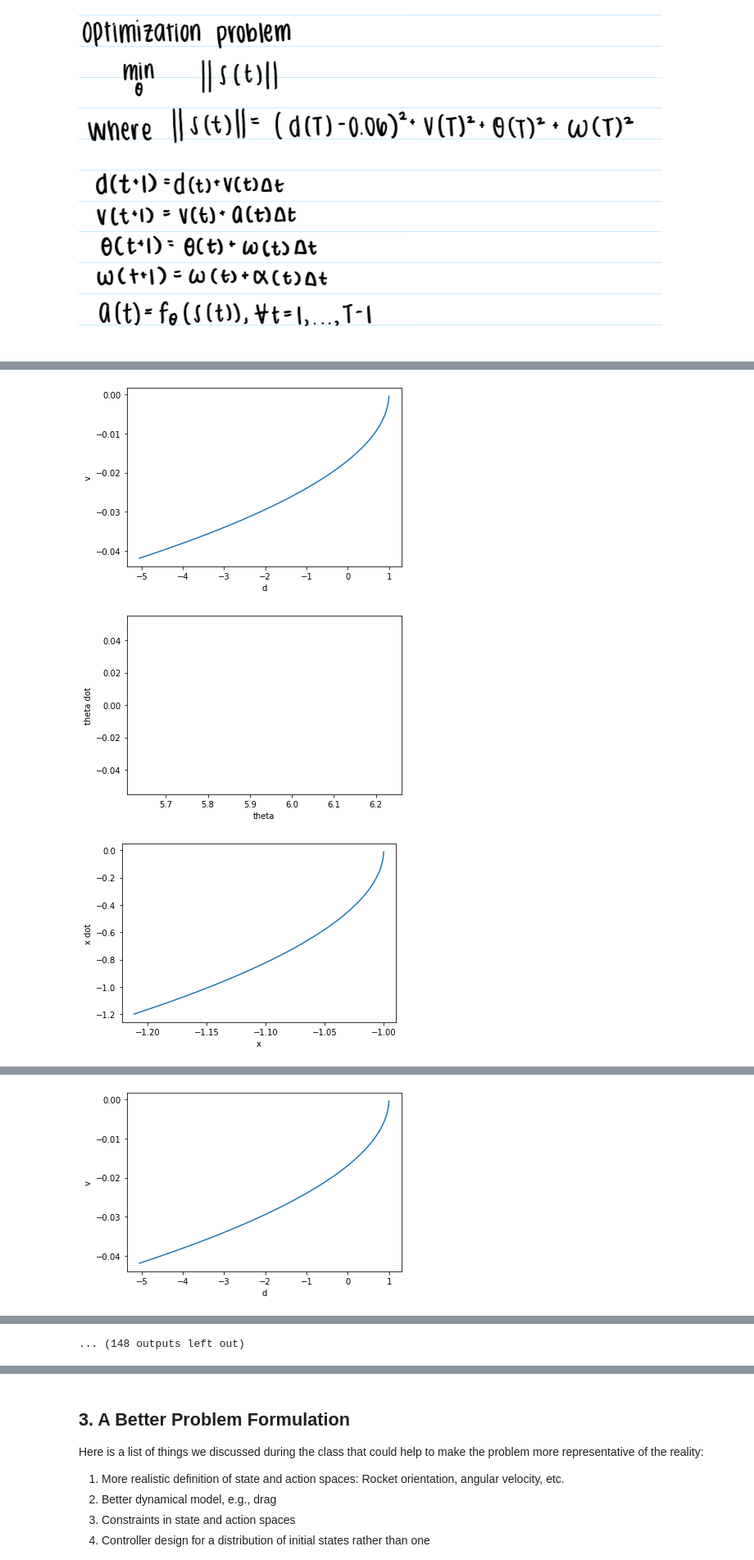
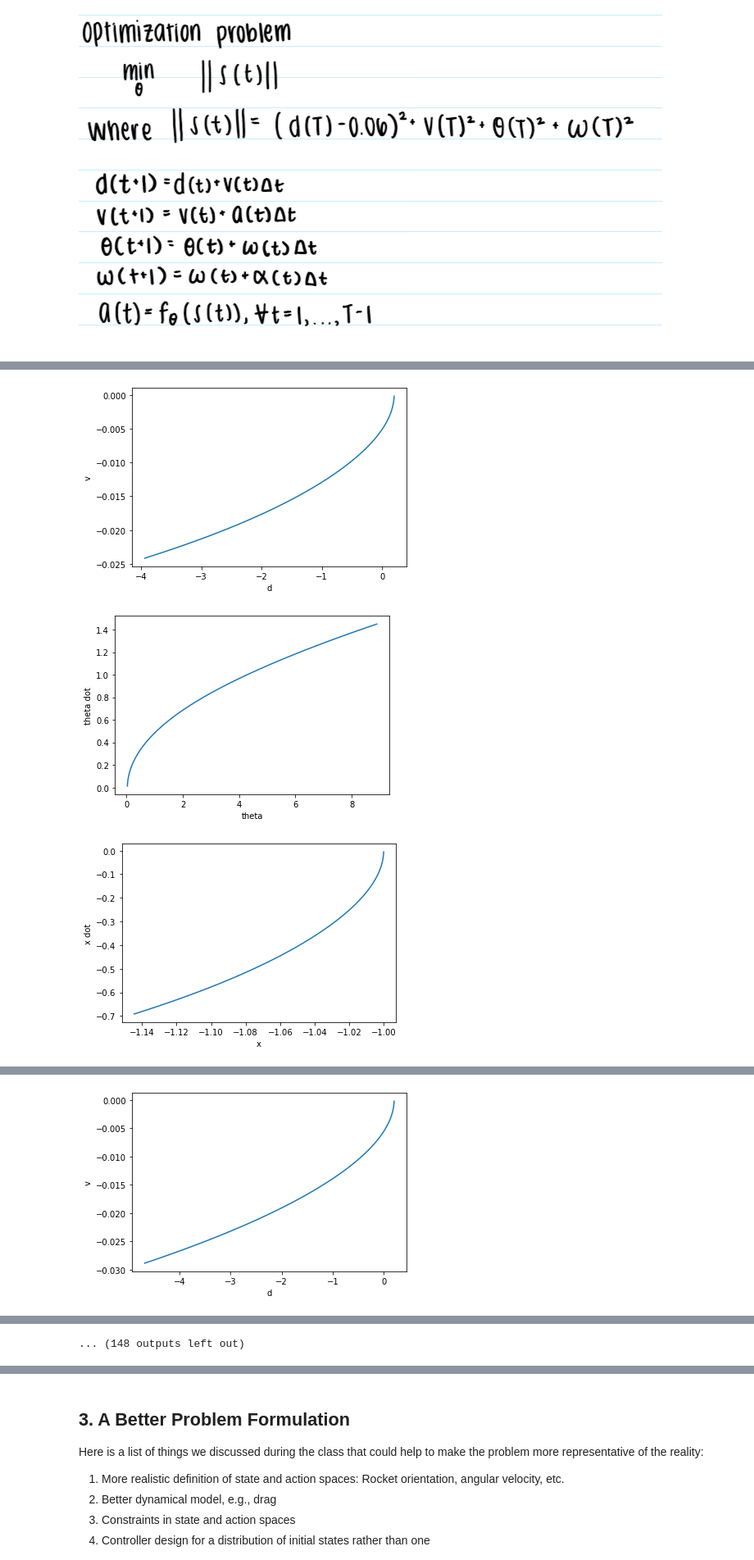
Before and after one commit to kphill1/DesignOptimization2021Fall, a Jupyter notebook: MAE598_Project.ipynb, the cells around one changed output, grey strips where cells are left out. Shown at 82% size. Cells and saved outputs as stored; diff of their text form; code cells hidden in the pictures.

```diff
--- a/MAE598_Project.ipynb
+++ b/MAE598_Project.ipynb
@@ -121,7 +121,7 @@ class Dynamics(nn.Module):
         """
         # Apply gravity
         # this is the a(t+1) in  v(t+1) = v(t) + a(t+1) caused by gravity
-        delta_state_gravity = t.tensor([0., -GRAVITY_ACCEL*FRAME_TIME*(math.cos((ROTATION_ACCEL*FRAME_TIME*2*math.pi/360))), 0., 0.,0.])
+        delta_state_gravity = t.tensor([0., -GRAVITY_ACCEL*FRAME_TIME*math.cos(ROTATION_ACCEL*FRAME_TIME*2*math.pi/360), 0., 0.,0.])
 
         # Thrust
         # Note: Same reason as above. Need a 2-by-1 tensor.
@@ -131,7 +131,7 @@ class Dynamics(nn.Module):
 
         # Angular acceleration
         # Assumes Positive is in the clockwise direction
-        delta_angle = t.tensor([0., 0., 0., ROTATION_ACCEL*FRAME_TIME,0]) * action
+        delta_angle = t.tensor([0., 0., 0., ROTATION_ACCEL*FRAME_TIME*2*math.pi/360,0]) * action
 
         state = state + delta_state + delta_state_gravity + delta_angle
 
@@ -214,11 +214,11 @@ class Simulation(nn.Module):
 
     @staticmethod
     def initialize_state():
-        state = [1, 0., 340*2*math.pi/360, 0., -1]  # TODO: need batch of initial states
+        state = [0.2, 0., 2*2*math.pi/360, 0., -1]  # TODO: need batch of initial states
         return t.tensor(state, requires_grad=False).float()
     # Defining the proper landing conditions as d = 0.06, v = 0, theta = 0, omega = 0
     def error(self, state):
-        return (PLATFORM_HEIGHT-state[0])**2 + state[1]**2 + (state[2] / (2*math.pi))**2 + (state[3] /(2*math.pi))**2 + (state[4] - (PLATFORM_WIDTH/2))**2
+        return (PLATFORM_HEIGHT-state[0])**2 + state[1]**2 + (state[2])**2 + (state[3])**2 + (state[4]-(PLATFORM_WIDTH/2))**2
 # %%
 # set up the optimizer
 # Note:
@@ -282,7 +282,7 @@ class Optimize:
 # %%
 # Now it's time to run the code!
 
-T = 100 # number of time steps
+T = 120 # number of time steps
 dim_input = 5  # state space dimensions
 dim_hidden = 10  # latent dimensions
 dim_output = 1  # action space dimensions
@@ -296,3 +296,3 @@ o.train(40)  # solve the optimization problem - 40 represents the number of iter
-[figure, old version]
+[figure, new version]
-[figure, old version]
+[figure, new version]
-[figure, old version]
+[figure, new version]
@@ -300 +300 @@ o.train(40)  # solve the optimization problem - 40 represents the number of iter
-[figure, old version]
+[figure, new version]
```
Also changed, not shown: parts of 2 cells of this notebook, 2 other files.
